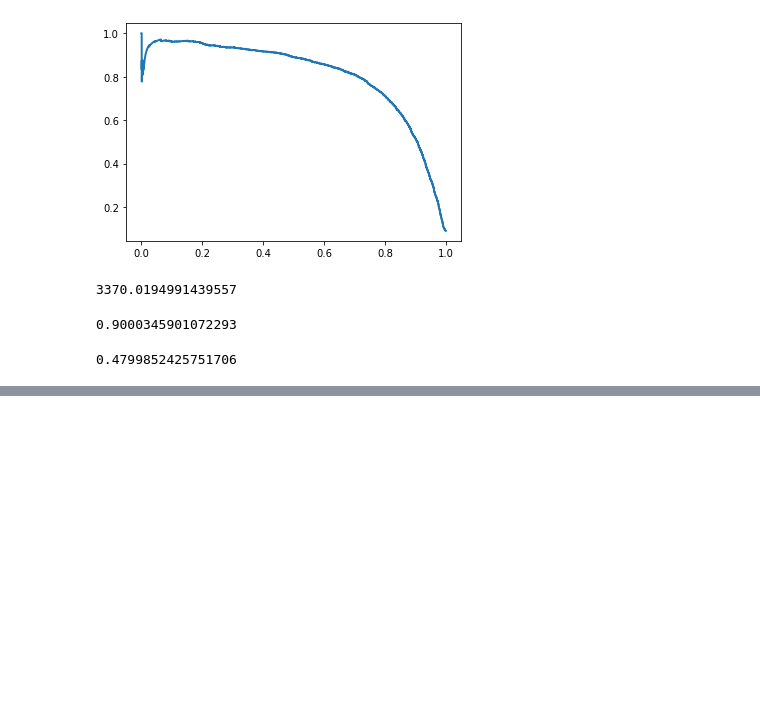
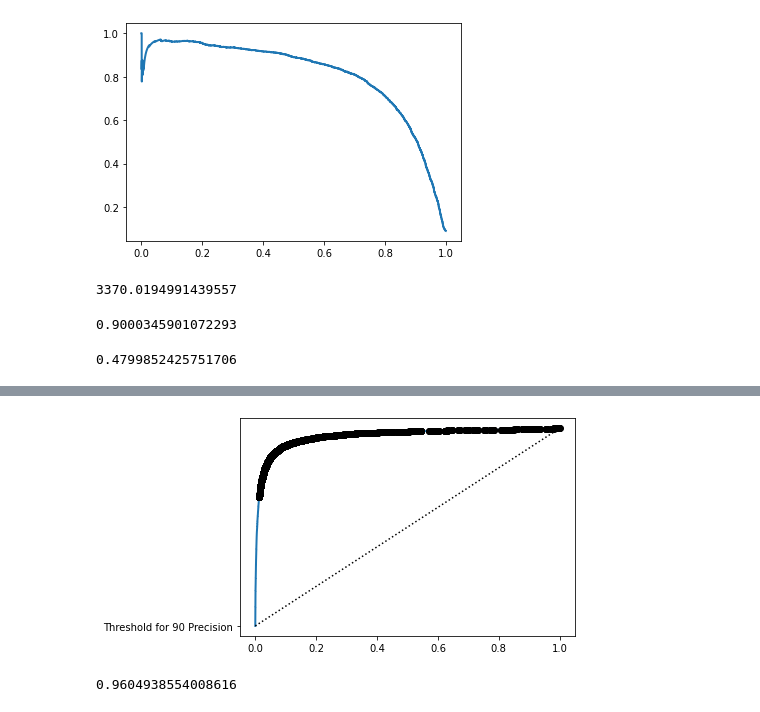
Before and after one commit to rickhall2000/ongoing-learning, a Jupyter notebook: Hands-On_Machine_Learning/Ch3-Classification.ipynb, the cells around one changed output, grey strips where cells are left out. Drawn from its saved outputs; the diff is of its cells as text; code cells hidden in the pictures; blank space fills up the shorter version.

```diff
--- a/Hands-On_Machine_Learning/Ch3-Classification.ipynb
+++ b/Hands-On_Machine_Learning/Ch3-Classification.ipynb
@@ -162,0 +172,16 @@ recall_score(y_train_5, y_train_pred_90)
+# %%
+idx_for_threshold_at_90 = thresholds <= threshold_for_90_precision.argmax()
+tpr_90, fpr_90 = tpr[idx_for_threshold_at_90], fpr[idx_for_threshold_at_90]
+
+plt.plot(fpr, tpr, linewidth=2, label="ROC Curve")
+plt.plot([0,1], [0,1], 'k:', label="Random Classifier" )
+plt.plot([fpr_90], [tpr_90], 'ko', "Threshold for 90 Precision")
+plt.show()
+# %% [output]
+[figure, added]
+# %%
+from sklearn.metrics import roc_auc_score
+
+roc_auc_score(y_train_5, y_scores)
+# %% [output]
+0.9604938554008616
```
Also changed, not shown: parts of 8 cells of this notebook.
